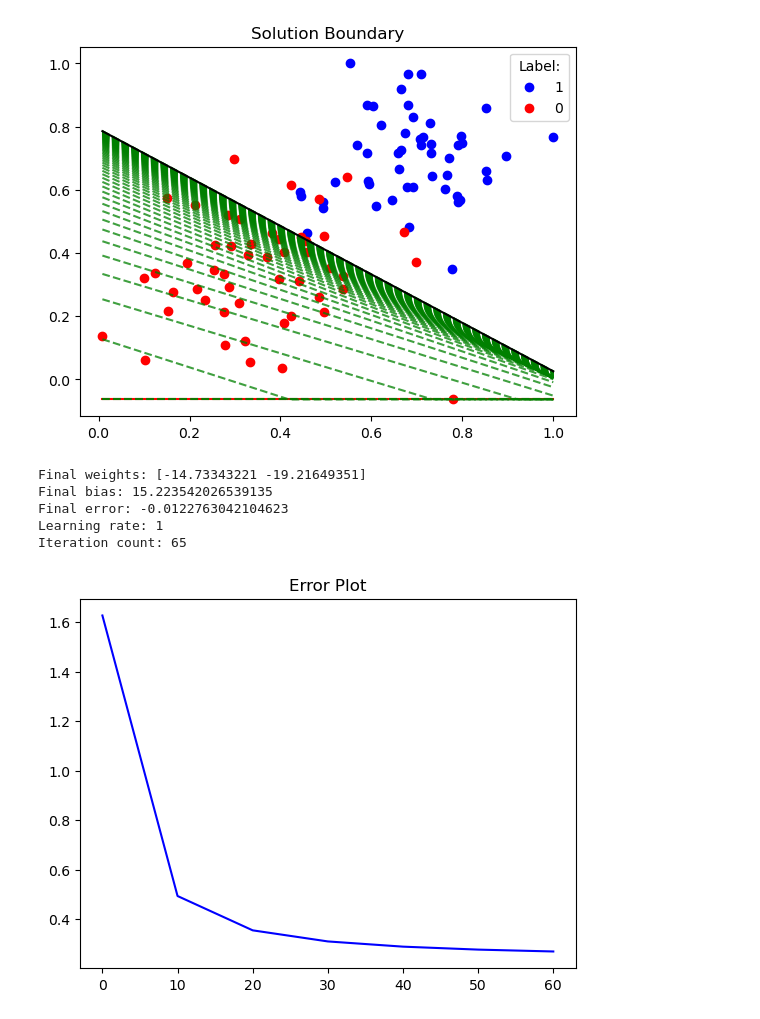
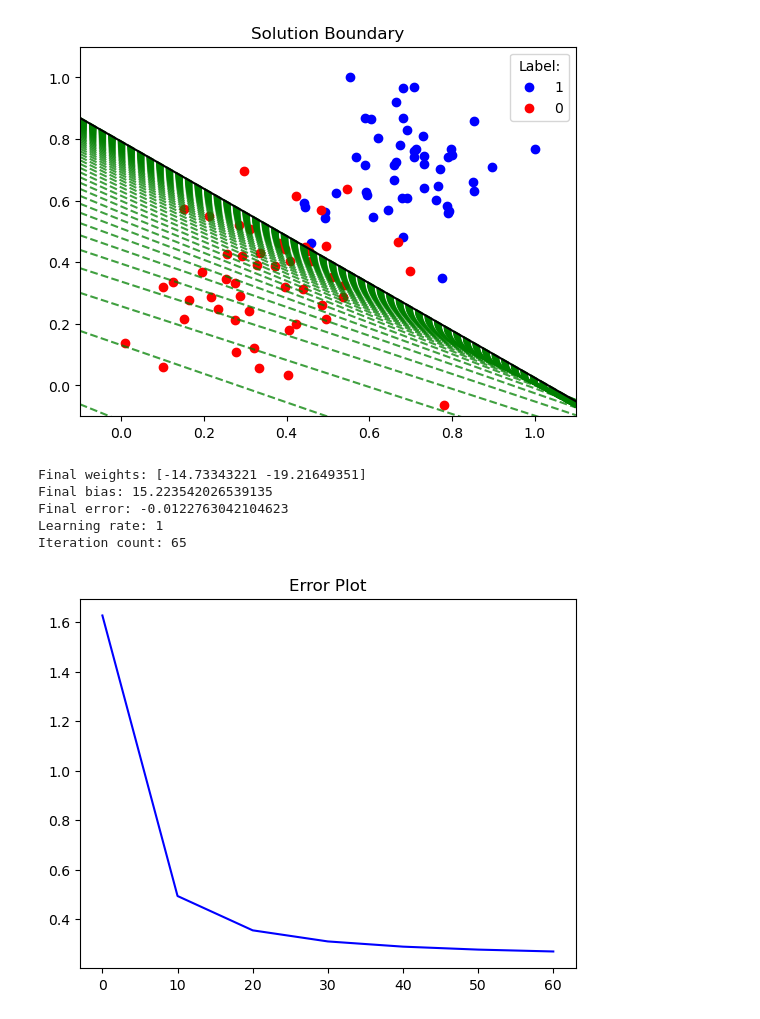
Before and after one commit to akleinecke/CS580_Fall24_Austin_Kleinecke, a Jupyter notebook: Assignment_4/Assignment4.ipynb, the cells around one changed output. Saved outputs shown, nothing was run; the diff lists cells and outputs as text; code cells hidden in the pictures.

```diff
--- a/Assignment_4/Assignment4.ipynb
+++ b/Assignment_4/Assignment4.ipynb
@@ -103,22 +107,24 @@ def log_loss(y_true, y_pred):
 
 # Plot decision boundaries
 def plot_boundary(weights, bias, color='green', linestyle='-', alpha=1.0):
-    xMin, xMax = np.min(X[:, 0]), np.max(X[:, 0])
-    yMin, yMax = np.min(X[:, 1]), np.max(X[:, 1])
+    # z = Wi * xi + b
+    m = -weights[0]/weights[1]
+    c = -bias/weights[1]
 
-    xx = np.linspace(xMin, xMax, 100) # Generate x values
-    yy = -(weights[0] * xx + bias) / weights[1] # Generate y values
+    # Generate xi values for displaying info
+    xi = np.linspace(-0.1, 1.1, 100)
 
-    yy = np.clip(yy, yMin, yMax)
+    # Linear function
+    z = m * xi + c
 
-    plot.plot(xx, yy, color=color, linestyle=linestyle, alpha=alpha)
+    plot.plot(xi, z, color=color, linestyle=linestyle, alpha=alpha)
 
 # Training loop
 for epoch in range(epochs):
-    total_loss = 0
+    totalLoss = 0
     for i in range(X.shape[0]):
-        linear_out = np.dot(X[i], weights) + bias
-        prediction = 1 / (1 + np.exp(-linear_out)) #Sigmoid
+        linearOut = np.dot(X[i], weights) + bias
+        prediction = 1 / (1 + np.exp(-linearOut)) #Sigmoid
 
         error = y[i] - prediction
         finalError = error
@@ -126,7 +132,7 @@ for epoch in range(epochs):
         bias += r * error
         weights += r * error * X[i]
 
-        total_error += abs(error)
+        totalLoss += abs(error)
 
     allPredictions = 1 / (1 + np.exp(-(np.dot(X, weights) + bias)))
     loss = log_loss(y, allPredictions)
@@ -136,35 +142,37 @@ for epoch in range(epochs):
         plot_boundary(weights, bias, color='red', linestyle='-')
 
     if epoch % 10 == 0:
         lossValues.append(loss)
 
     plot_boundary(weights, bias, color='green', linestyle='--', alpha=0.75)
 
 
 # Plot the data
 plot.scatter(X[y == 0][:, 0], X[y == 0][:, 1], color='blue', label='1')
 plot.scatter(X[y == 1][:, 0], X[y == 1][:, 1], color='red', label='0')
 
 # Plot the decision line
 plot_boundary(weights, bias, color='black', linestyle='-')
 
 # Display the finalized data
+plot.ylim(-0.1, 1.1)
+plot.xlim(-0.1, 1.1)
 plot.legend(title='Label:')
 plot.title('Solution Boundary')
 plot.show()
 
 print("Final weights:", weights)
 print("Final bias:", bias)
 print("Final error:", finalError)
 print("Learning rate:", r)
-print("Iteration count:", iterations)
+print("Iteration count:", epochs)
 
 # Plot the loss graph
 plot.plot(range(0, epochs, 10), lossValues, color='blue')
 plot.title('Error Plot')
 plot.show()
 # %% [output]
-[figure, old version]
+[figure, new version]
 Final weights: [-14.73343221 -19.21649351]
 Final bias: 15.223542026539135
 Final error: -0.0122763042104623
```
Also changed, not shown: parts of 1 cell of this notebook, 1 other file.
